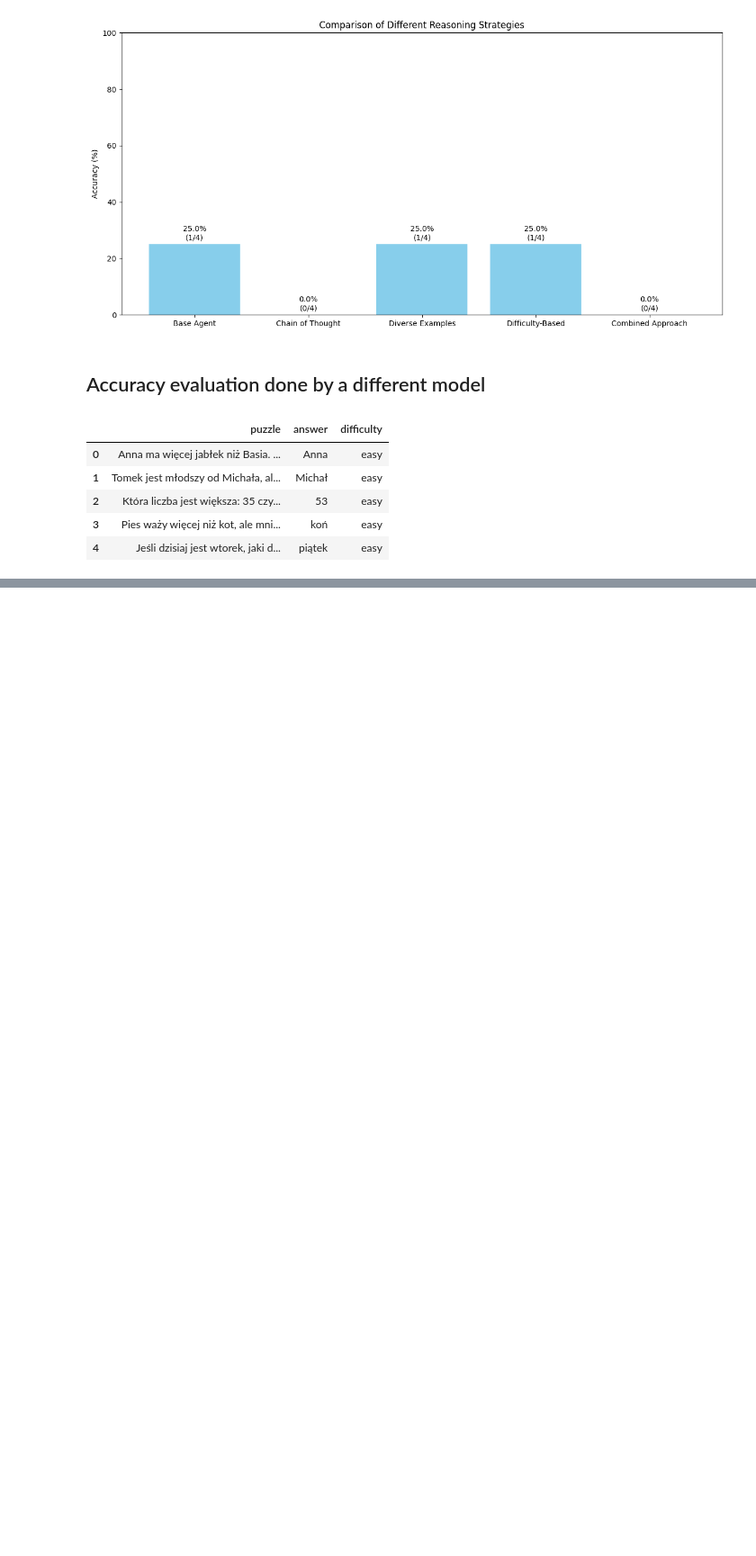
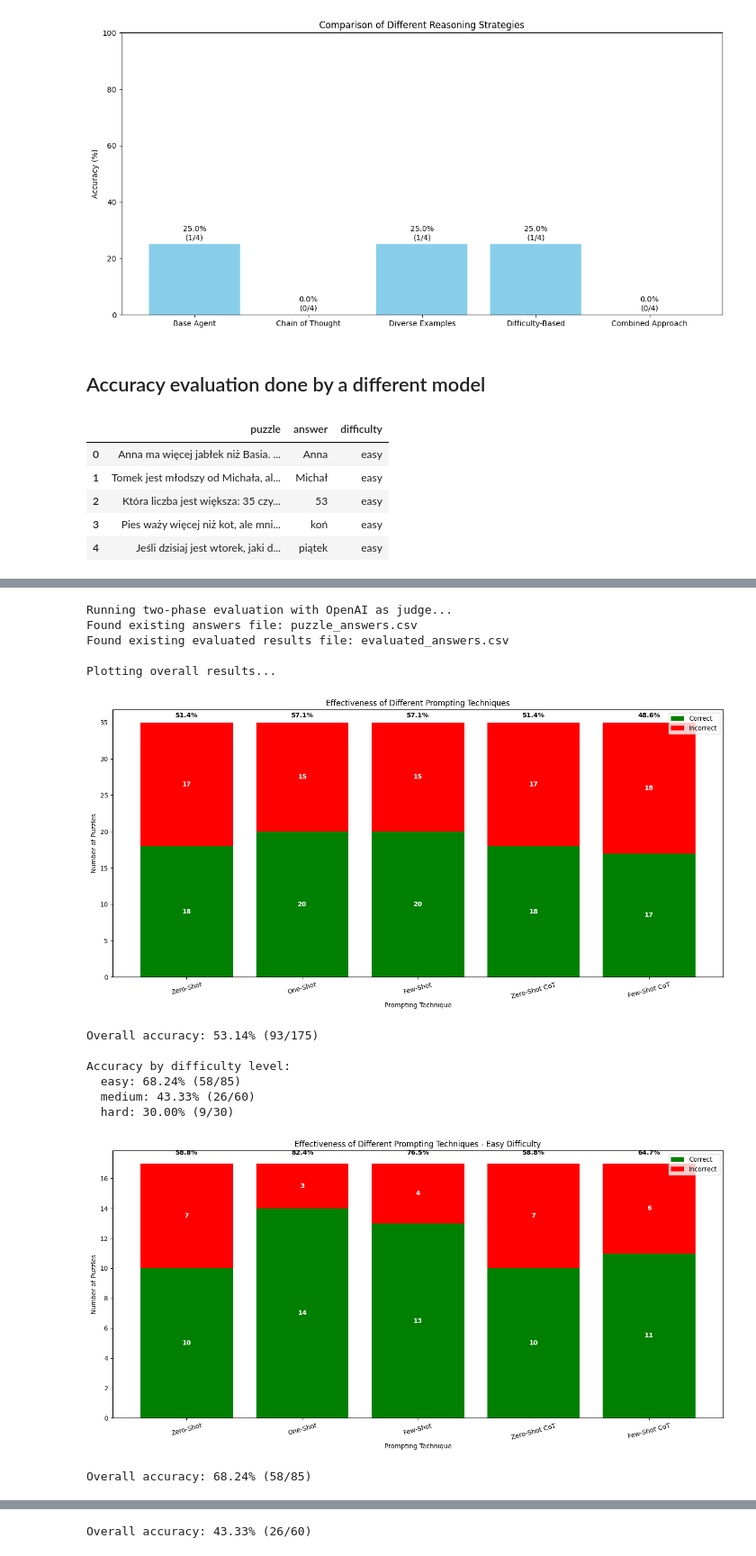
Before and after one commit to LLM-based-puzzle-solver/Cuda-project, a Jupyter notebook: CUDA_projekt.ipynb, the cells around one changed output, grey strips where cells are left out. Shown at 90% size. Cells and saved outputs as stored; diff of their text form; code cells hidden in the pictures; blank space fills up the shorter version.

Commit message:
Evaluation by LLM

```diff
--- a/CUDA_projekt.ipynb
+++ b/CUDA_projekt.ipynb
@@ -664,3 +975,35 @@ def display_evaluation_details(evaluations, num_examples=3):
             print(f"Model answer: {example['model_answer']}")
             print(f"Evaluation: {example['evaluation']}")
             print("-" * 50)
+# %%
+def display_csv_evaluation_examples(csv_path, num_examples=2):
+    """Display example evaluations from the CSV file"""
+    import pandas as pd
+    import random
+
+    df = pd.read_csv(csv_path)
+
+    correct_examples = df[df["evaluation"] == "CORRECT"].to_dict('records')
+    incorrect_examples = df[df["evaluation"] == "INCORRECT"].to_dict('records')
+
+    print(f"\n===== EVALUATION EXAMPLES =====")
+
+    if correct_examples:
+        print(f"\n✅ CORRECT EXAMPLES ({min(num_examples, len(correct_examples))} of {len(correct_examples)}):")
+        for example in random.sample(correct_examples, min(num_examples, len(correct_examples))):
+            print(f"\nPuzzle: {example['puzzle']}")
+            print(f"Strategy: {example['strategy']}")
+            print(f"Ground truth: {example['ground_truth']}")
+            print(f"Model answer: {example['model_answer']}")
+            print(f"Evaluation: {example['evaluation']}")
+            print("-" * 50)
+
+    if incorrect_examples:
+        print(f"\n❌ INCORRECT EXAMPLES ({min(num_examples, len(incorrect_examples))} of {len(incorrect_examples)}):")
+        for example in random.sample(incorrect_examples, min(num_examples, len(incorrect_examples))):
+            print(f"\nPuzzle: {example['puzzle']}")
+            print(f"Strategy: {example['strategy']}")
+            print(f"Ground truth: {example['ground_truth']}")
+            print(f"Model answer: {example['model_answer']}")
+            print(f"Evaluation: {example['evaluation']}")
+            print("-" * 50)
@@ -728,0 +1064,27 @@ Evaluation: INCORRECT
+# %%
+print("\nRunning two-phase evaluation with OpenAI as judge...")
+
+import os
+
+results = run_full_evaluation_workflow(
+    puzzles_df,
+    tokenizer,
+    model,
+    puzzles_embeddings,
+    sample_size=None
+)
+# %% [output]
+Running two-phase evaluation with OpenAI as judge...
+Found existing answers file: puzzle_answers.csv
+Found existing evaluated results file: evaluated_answers.csv
+
+Plotting overall results...
+[figure, added]
+Overall accuracy: 53.14% (93/175)
+
+Accuracy by difficulty level:
+  easy: 68.24% (58/85)
+  medium: 43.33% (26/60)
+  hard: 30.00% (9/30)
+[figure, added]
+Overall accuracy: 68.24% (58/85)
@@ -728,0 +1092 @@ Evaluation: INCORRECT
+Overall accuracy: 43.33% (26/60)
```
Also changed, not shown: parts of 13 cells of this notebook, 2 other files.
